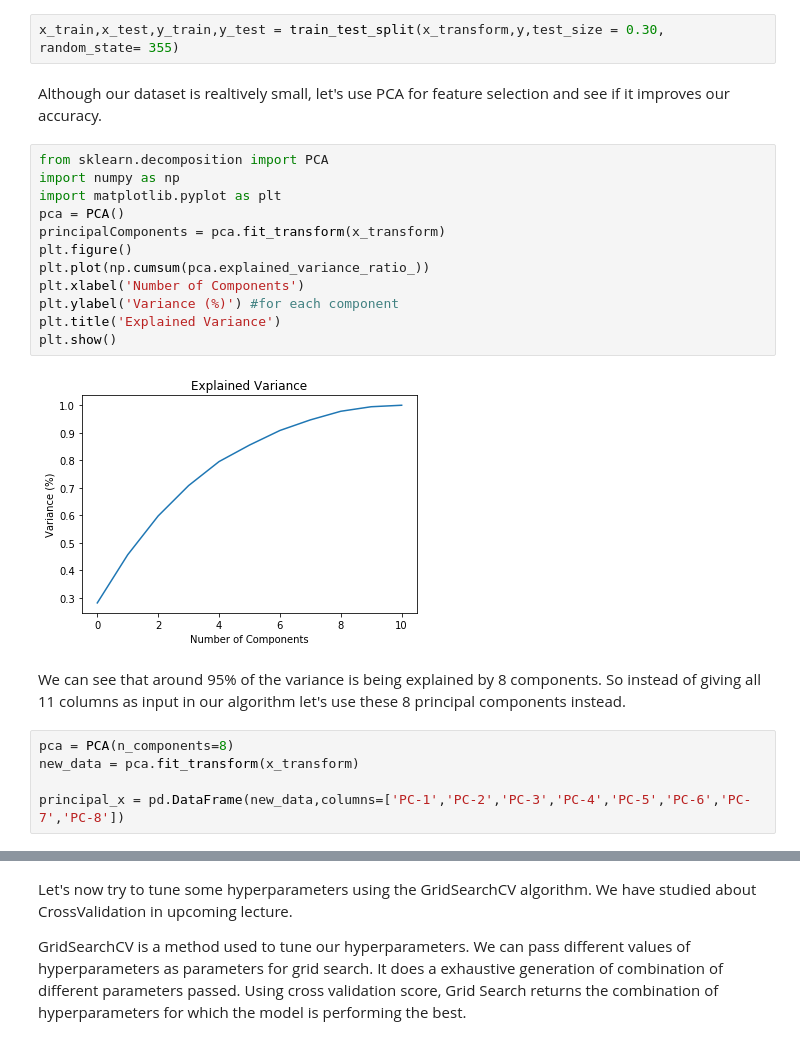
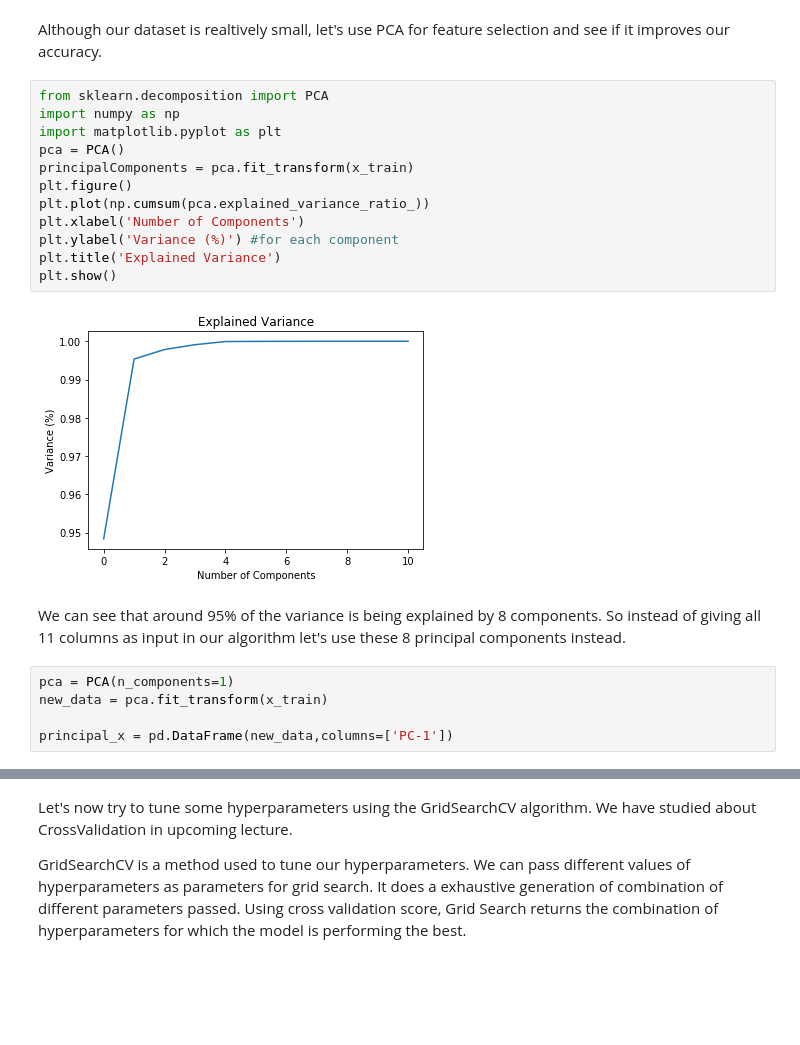
Before and after one commit to Purvanshsingh/Decision_Tree, a Jupyter notebook: Decision_tree.ipynb, the cells around one changed output, grey strips where cells are left out. Drawn from its saved outputs; the diff is of its cells as text; blank space fills up the shorter version.

```diff
--- a/Decision_tree.ipynb
+++ b/Decision_tree.ipynb
@@ -541,29 +549,27 @@ x_transform = scalar.fit_transform(X)
-# %%
-x_train,x_test,y_train,y_test = train_test_split(x_transform,y,test_size = 0.30, random_state= 355)
 # %% [markdown]
 Although our dataset is realtively small, let's use PCA for feature selection and see if it improves our accuracy.
 # %%
 from sklearn.decomposition import PCA
 import numpy as np
 import matplotlib.pyplot as plt
 pca = PCA()
-principalComponents = pca.fit_transform(x_transform)
+principalComponents = pca.fit_transform(x_train)
 plt.figure()
 plt.plot(np.cumsum(pca.explained_variance_ratio_))
 plt.xlabel('Number of Components')
 plt.ylabel('Variance (%)') #for each component
 plt.title('Explained Variance')
 plt.show()
 # %% [output]
-[figure, old version]
+[figure, new version]
 # %% [markdown]
 We can see that around 95% of the variance is being explained by 8 components.
 So instead of giving all 11 columns as input in our algorithm let's use these 8 principal components instead.
 # %%
-pca = PCA(n_components=8)
-new_data = pca.fit_transform(x_transform)
+pca = PCA(n_components=1)
+new_data = pca.fit_transform(x_train)
 
-principal_x = pd.DataFrame(new_data,columns=['PC-1','PC-2','PC-3','PC-4','PC-5','PC-6','PC-7','PC-8'])
+principal_x = pd.DataFrame(new_data,columns=['PC-1'])
 # %%
 principal_x
 # %% [output]
```
Also changed, not shown: parts of 19 cells of this notebook, 3 other files.
